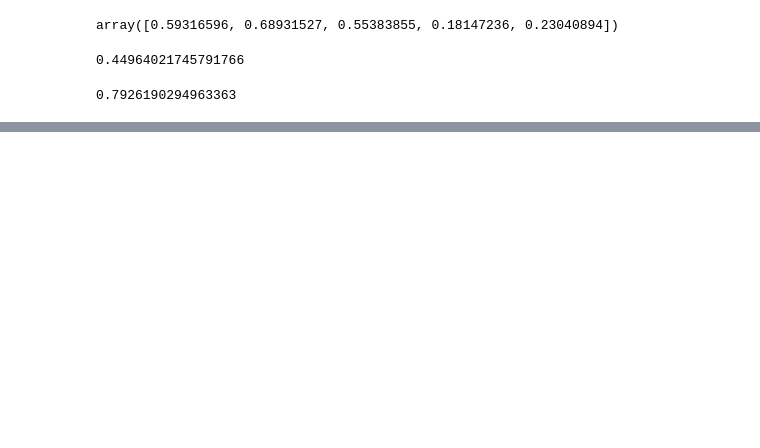
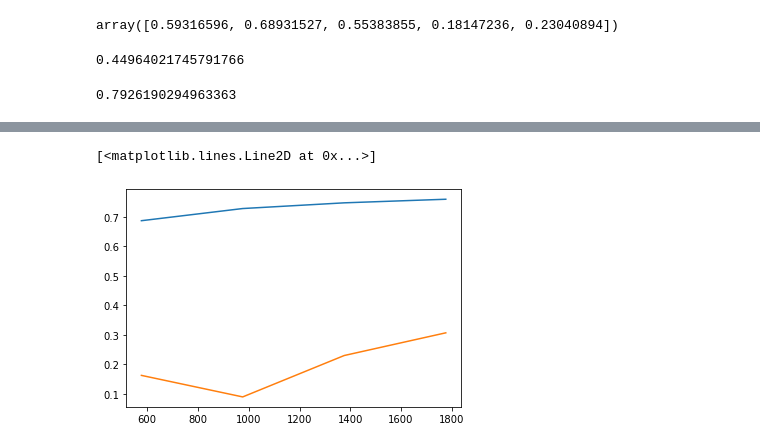
Before and after one commit to dlromero/Python, a Jupyter notebook: Numpy/CrossValidation.ipynb, the cells around one changed output, grey strips where cells are left out. Drawn from its saved outputs; the diff is of its cells as text; code cells hidden in the pictures; blank space fills up the shorter version.

```diff
--- a/Numpy/CrossValidation.ipynb
+++ b/Numpy/CrossValidation.ipynb
@@ -57,0 +126,11 @@ Lasso().fit(x_train,y_train).score(x_test,y_test)
+# %%
+from sklearn.model_selection import learning_curve
+
+lc = learning_curve(KNeighborsRegressor(n_neighbors=6),x,y,cv=5)
+samples, train, test = lc[0], lc[1], lc[2]
+# %%
+plt.plot(samples[1:],np.mean(train, axis=1)[1:])
+plt.plot(samples[1:],np.mean(test, axis=1)[1:])
+# %% [output]
+[<matplotlib.lines.Line2D at 0x...>]
+[figure, added]
```
Also changed, not shown: parts of 9 cells of this notebook, 1 other file.
